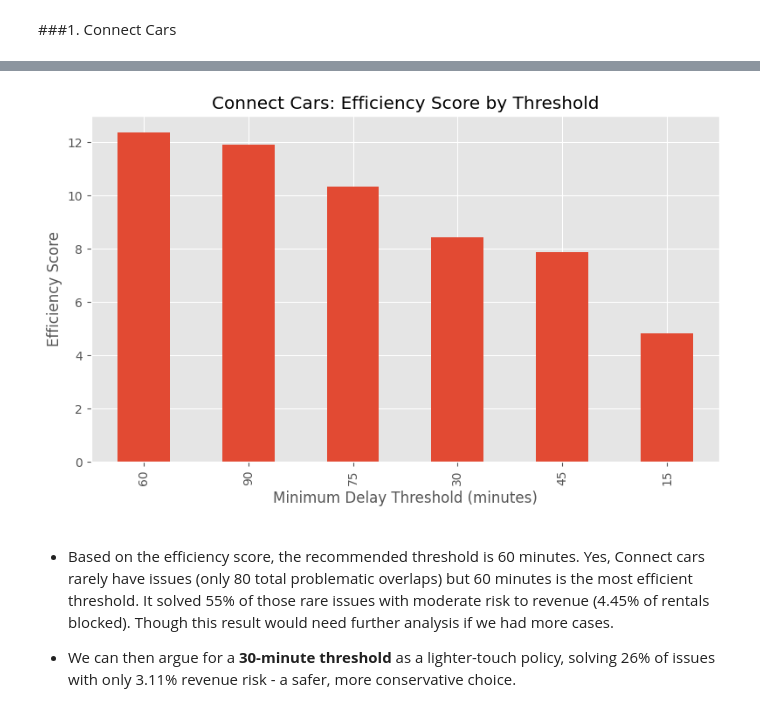
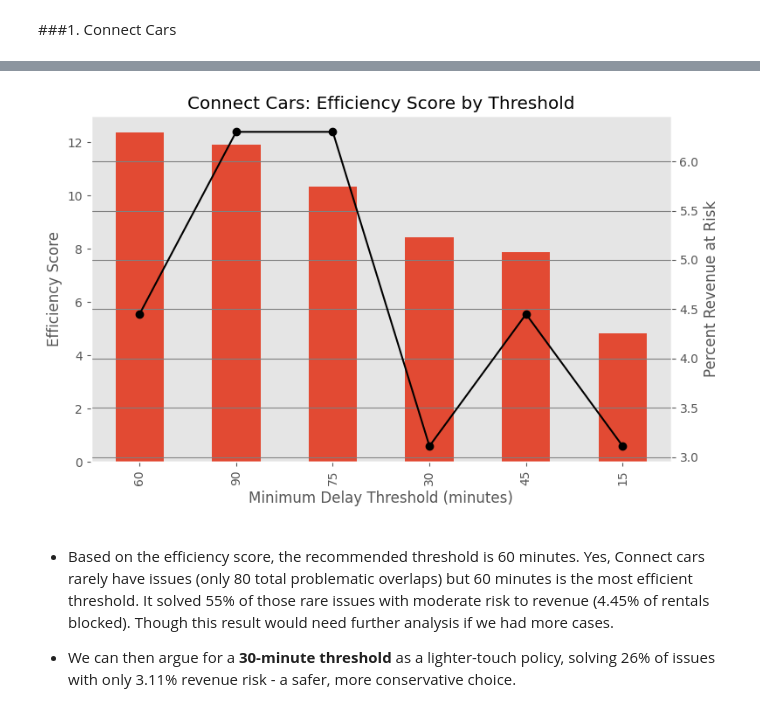
Before and after one commit to YnaPqt/deploiement-getaround, a Jupyter notebook: getaround_analysis.ipynb, the cells around one changed output, grey strips where cells are left out. Drawn from its saved outputs; the diff is of its cells as text; code cells hidden in the pictures.

```diff
--- a/getaround_analysis.ipynb
+++ b/getaround_analysis.ipynb
@@ -580,8 +580,8 @@ while Mobile Cars (in the rest of the table), generally higher efficiency and lo
 # %% [markdown]
 ###1. Connect Cars
 # %%
-best_connect_df= best_tradeoffs[best_tradeoffs['checkin_type'] == 'connect']
-best_connect_df
+best_connect= best_tradeoffs[best_tradeoffs['checkin_type'] == 'connect']
+best_connect
 # %% [output]
 |  | checkin_type | threshold_minutes | solved_cases | total_problematic_cases | percent_solved | blocked_rentals | ... |
 | 6 | connect | 60 | 44 | 80 | 55.00 | 156 | ... |
@@ -591,25 +591,39 @@ best_connect_df
 | 4 | connect | 45 | 28 | 80 | 35.00 | 156 | ... |
 | 0 | connect | 15 | 12 | 80 | 15.00 | 109 | ... |
 # %%
-# Filter top-performing options for Mobile check-in type
-ax= best_connect_df.plot(
+# Create bar plot
+ax = best_connect.plot(
     kind='bar',
     x='threshold_minutes',
     y='efficiency_score',
     legend=False,
     figsize=(8, 5),
     title='Connect Cars: Efficiency Score by Threshold'
 )
 
+# Plot the line on the same axes
+ax2 = ax.twinx()
+ax2.plot(
+    ax.get_xticks(),
+    best_connect['percent_revenue_at_risk'],
+    marker='o',
+    linestyle='-',
+    label='Percent Revenue at Risk',
+    color='black'
+)
+ax2.set_ylabel('Percent Revenue at Risk')
+ax2.grid(color='gray')
+
 # Set axis labels
 ax.set_xlabel('Minimum Delay Threshold (minutes)')
 ax.set_ylabel('Efficiency Score')
-ax.grid(True, axis='y')
+ax.grid(False)
+
 
 plt.tight_layout()
 plt.show()
 # %% [output]
-[figure, old version]
+[figure, new version]
 # %% [markdown]
 
   -  Based on the efficiency score, the recommended threshold is 60 minutes. Yes, Connect cars rarely have issues (only 80 total problematic overlaps) but 60 minutes is the most efficient threshold. It solved 55% of those rare issues with moderate risk to revenue (4.45% of rentals blocked). Though this result would need further analysis if we had more cases.
```
Also changed, not shown: parts of 2 cells of this notebook.
